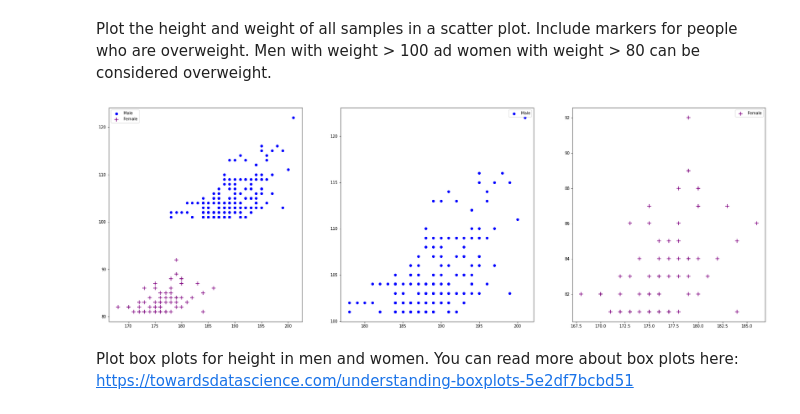
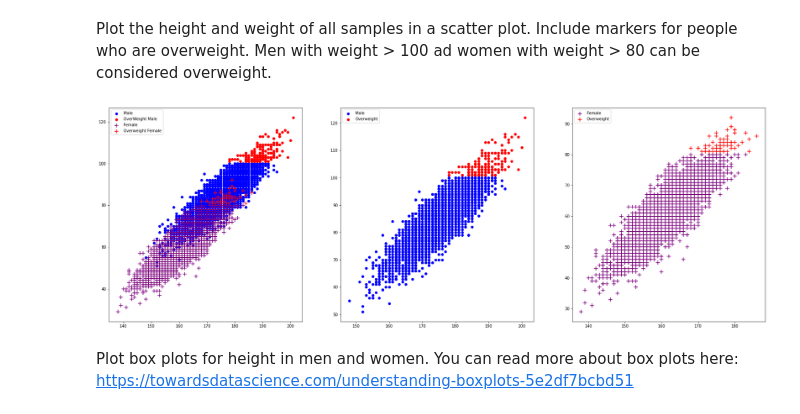
Before and after one commit to chhanganivarun/cvit-workshop, a Jupyter notebook: classes/day6/Data_Munging.ipynb, the cells around one changed output. Saved outputs shown, nothing was run; the diff lists cells and outputs as text; code cells hidden in the pictures.

```diff
--- a/classes/day6/Data_Munging.ipynb
+++ b/classes/day6/Data_Munging.ipynb
@@ -249,25 +249,44 @@ Plot the height and weight of all samples in a scatter plot. Include markers for
 # %%
 # Code here
 ow = lambda x: data['Weight'] > x
-data_male = data[(data['Gender'] == 'Male')&ow(100)]
-data_female = data[(data['Gender'] == 'Female')&ow(80)]
+now = lambda x: data['Weight'] <= x
+data_male_ow = data[(data['Gender'] == 'Male')&ow(100)]
+data_female_ow = data[(data['Gender'] == 'Female')&ow(80)]
+
+data_male_now = data[(data['Gender'] == 'Male')&now(100)]
+data_female_now = data[(data['Gender'] == 'Female')&now(80)]
 
 height_male = data_male['Height']
 height_female = data_female['Height']
 weight_male = data_male['Weight']
 weight_female = data_female['Weight']
 
+hm_ow = data_male_ow['Height']
+hf_ow = data_female_ow['Height']
+wm_ow = data_male_ow['Weight']
+wf_ow = data_female_ow['Weight']
+
+hm_now = data_male_now['Height']
+hf_now = data_female_now['Height']
+wm_now = data_male_now['Weight']
+wf_now = data_female_now['Weight']
+
+
 fig,axes = plt.subplots(1,3,figsize=[30,10])
-axes[0].scatter(x=height_male,y=weight_male,marker='o',c='b')
-axes[0].scatter(x=height_female,y=weight_female,marker='+',c='purple',s= 100)
-axes[0].legend(['Male','Female'])
-axes[1].scatter(x=height_male,y=weight_male,marker='o',c='b')
-axes[1].legend(['Male'])
-axes[2].scatter(x=height_female,y=weight_female,marker='+',c='purple',s= 100)
-axes[2].legend(['Female'])
+axes[0].scatter(x=hm_now,y=wm_now,marker='o',c='b')
+axes[0].scatter(x=hm_ow,y=wm_ow,marker='o',c='r')
+axes[0].scatter(x=hf_now,y=wf_now,marker='+',c='purple',s= 100)
+axes[0].scatter(x=hf_ow,y=wf_ow,marker='+',c='r',s= 100)
+axes[0].legend(['Male','OverWeight Male','Female','Overweight Female'])
+axes[1].scatter(x=hm_now,y=wm_now,marker='o',c='b')
+axes[1].scatter(x=hm_ow,y=wm_ow,marker='o',c='r')
+axes[1].legend(['Male','Overweight'])
+axes[2].scatter(x=hf_now,y=wf_now,marker='+',c='purple',s= 100)
+axes[2].scatter(x=hf_ow,y=wf_ow,marker='+',c='r',s= 100)
+axes[2].legend(['Female','Overweight'])
 plt.show()
 # %% [output]
-[figure, old version]
+[figure, new version]
 # %% [markdown]
 Plot box plots for height in men and women. You can read more about box plots here: https://towardsdatascience.com/understanding-boxplots-5e2df7bcbd51
 # %%
```
Also changed, not shown: parts of 2 cells of this notebook, 2 other files.
